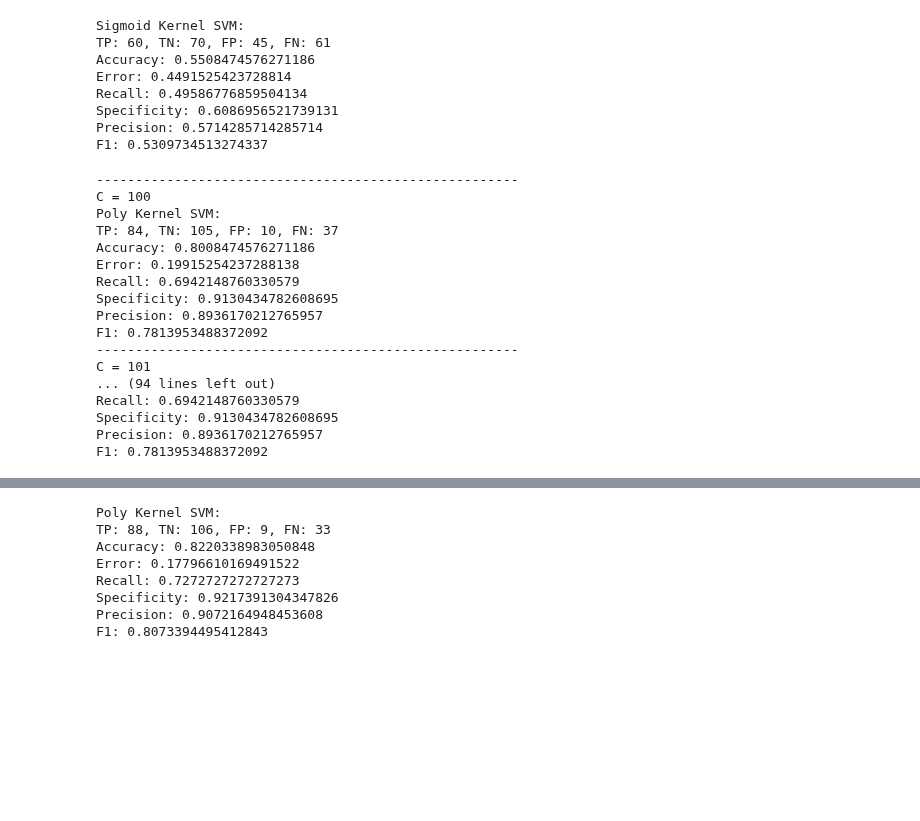
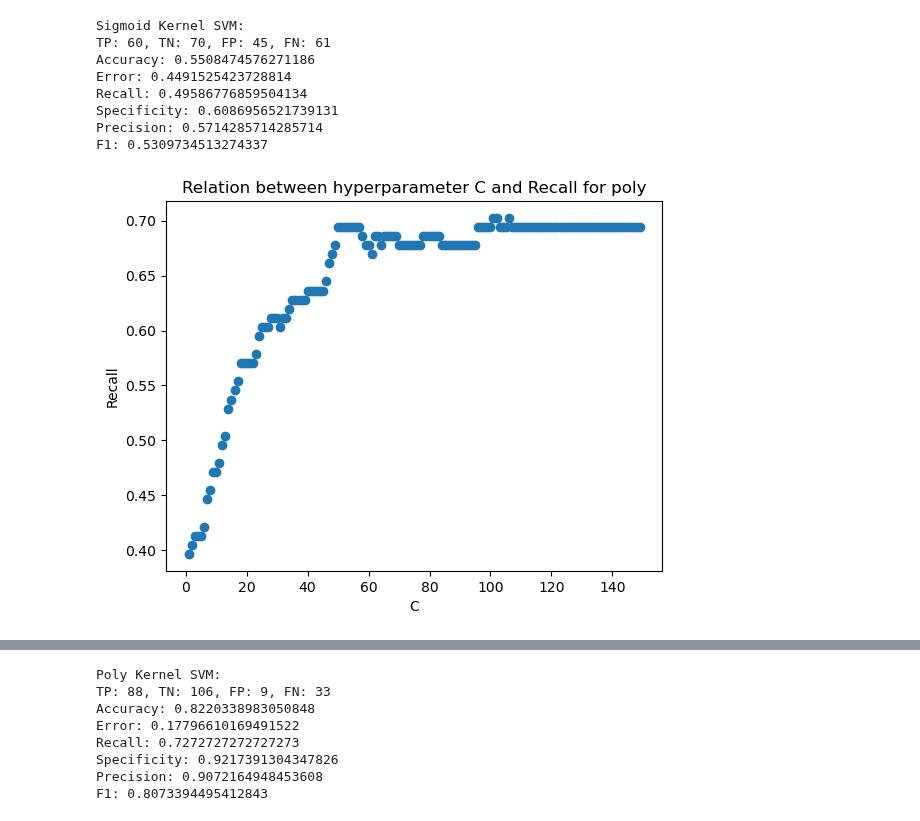
Before and after one commit to TheNoobGoda/ids-project, a Jupyter notebook: src/SVM.ipynb, the cells around one changed output, grey strips where cells are left out. Cells and saved outputs as stored; diff of their text form; code cells hidden in the pictures; blank space fills up the shorter version.

```diff
--- a/src/SVM.ipynb
+++ b/src/SVM.ipynb
@@ -125,29 +142,27 @@ Recall: 0.49586776859504134
 Specificity: 0.6086956521739131
 Precision: 0.5714285714285714
 F1: 0.5309734513274337
-# %%
-for i in range(100, 111):
-    print("------------------------------------------------------")
-    print(f"C = {i}")
-
-    svmPoly = SVC(kernel='poly', C=i)
-    svmPoly.fit(Xtrain, ytrain)
-    evaluate(svmPoly, "Poly")
-# %% [output]
-------------------------------------------------------
-C = 100
-Poly Kernel SVM:
-TP: 84, TN: 105, FP: 10, FN: 37
-Accuracy: 0.8008474576271186
-Error: 0.19915254237288138
-Recall: 0.6942148760330579
-Specificity: 0.9130434782608695
-Precision: 0.8936170212765957
-F1: 0.7813953488372092
-------------------------------------------------------
-C = 101
-... (94 lines left out)
-Recall: 0.6942148760330579
-Specificity: 0.9130434782608695
-Precision: 0.8936170212765957
-F1: 0.7813953488372092
+# %%
+def recall_testing(kernel, n):
+    recalls = [0] * n
+
+    for i in range(1, n):
+        svmPoly = SVC(kernel=kernel, C=i)
+        svmPoly.fit(Xtrain, ytrain)
+
+        predictions = svmPoly.predict(Xtest)
+        recall = metrics.recall_score(ytest, predictions)
+
+        recalls[i] = recall
+
+    plt.scatter(list(range(1, n)), recalls[1:])
+
+    plt.xlabel('C')
+    plt.ylabel('Recall')
+
+    plt.title(f'Relation between hyperparameter C and Recall for {kernel}')
+    plt.show()
+# %%
+recall_testing('poly', 150)
+# %% [output]
+[figure, added]
```
Also changed, not shown: parts of 3 cells of this notebook.
